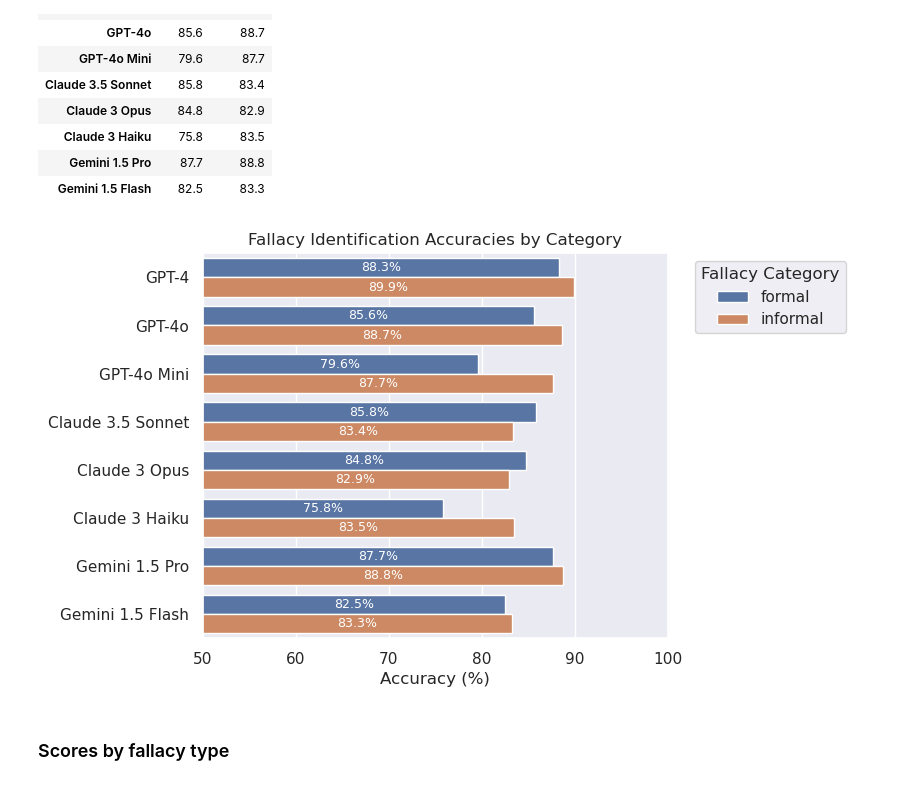
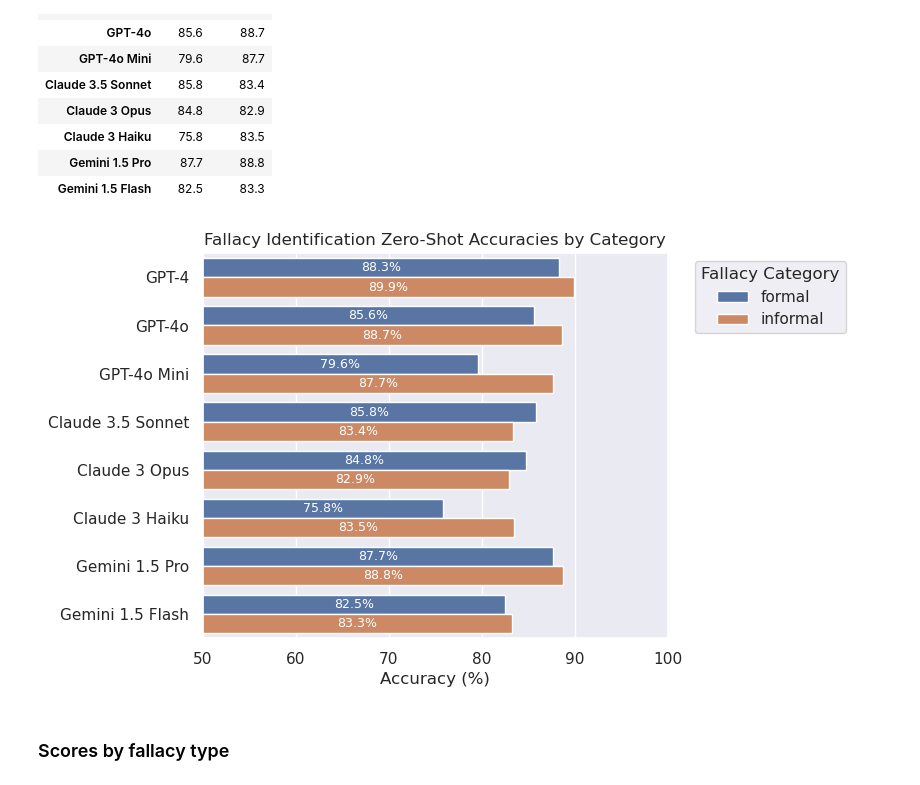
Before and after one commit to aimfeld/fallacy-detection, a Jupyter notebook: analysis.ipynb, the cells around one changed output. Drawn from its saved outputs; the diff is of its cells as text; code cells hidden in the pictures.

```diff
--- a/analysis.ipynb
+++ b/analysis.ipynb
@@ -14,5 +17,5 @@ sns.set_theme()
 # %% [markdown]
 ## Experiment 1: Fallacy Identification with zero-shot Prompt
 # %%
-df_fallacies_1 = get_fallacy_df('data/fallacies_exp_1.csv')
+df_fallacies_e1 = get_fallacy_df('data/fallacies_e1.csv')
 # %% [output]
@@ -77,8 +80,8 @@ plot_accuracies(
 # %% [markdown]
 ### Scores by fallacy category
 # %%
-df_category_accuracies = get_fallacy_identification_accuracies(df_fallacies_1, ['category'])
-df_category_accuracies
+df_category_accuracies_e1 = get_fallacy_identification_accuracies(df_fallacies_e1, ['category'])
+df_category_accuracies_e1
 # %% [output]
 |  | formal | informal |
 | GPT-4 | 88.3 | 89.9 |
@@ -90,19 +93,19 @@ df_category_accuracies
 | Gemini 1.5 Pro | 87.7 | 88.8 |
 | Gemini 1.5 Flash | 82.5 | 83.3 |
 # %%
-df_category_accuracies_long = pd.melt(df_category_accuracies, var_name='Category', value_name='Accuracy', ignore_index=False)
+df_category_accuracies_long_e1 = pd.melt(df_category_accuracies_e1, var_name='Category', value_name='Accuracy', ignore_index=False)
 
 plot_accuracies(
-    data=df_category_accuracies_long.reset_index(),
+    data=df_category_accuracies_long_e1.reset_index(),
     figsize=(6, 5),
-    title='Fallacy Identification Accuracies by Category',
+    title='Fallacy Identification Zero-Shot Accuracies by Category',
     hue='Category',
     legend_title='Fallacy Category',
     legend_anchor=(1.4, 1),
     annotate=True,
 )
 # %% [output]
-[figure, old version]
+[figure, new version]
 # %% [markdown]
 ### Scores by fallacy type
 # %%
```
Also changed, not shown: parts of 27 cells of this notebook, 2 other files.
